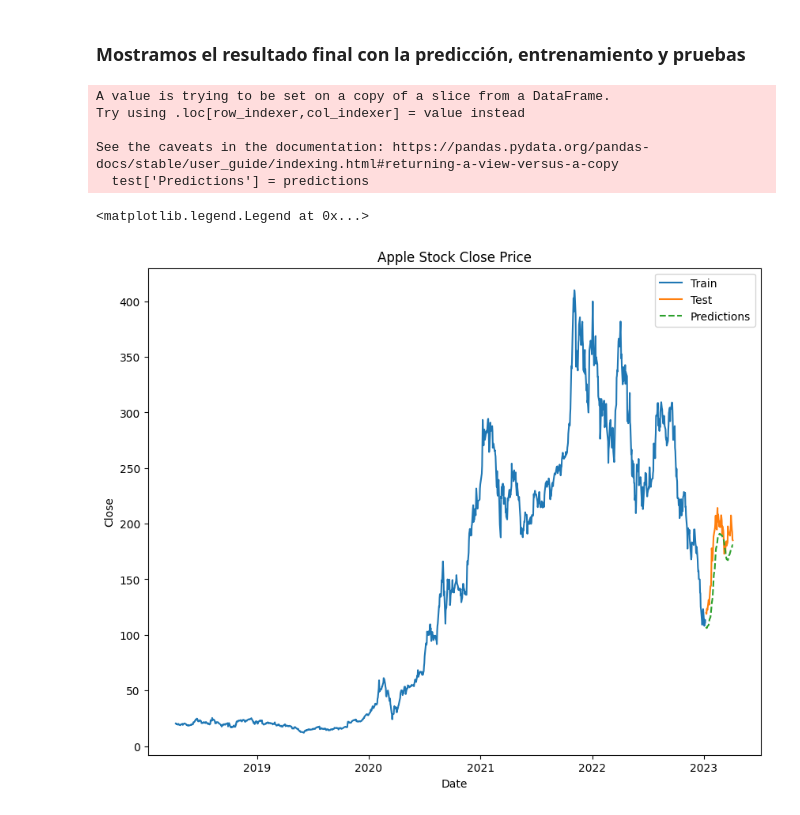
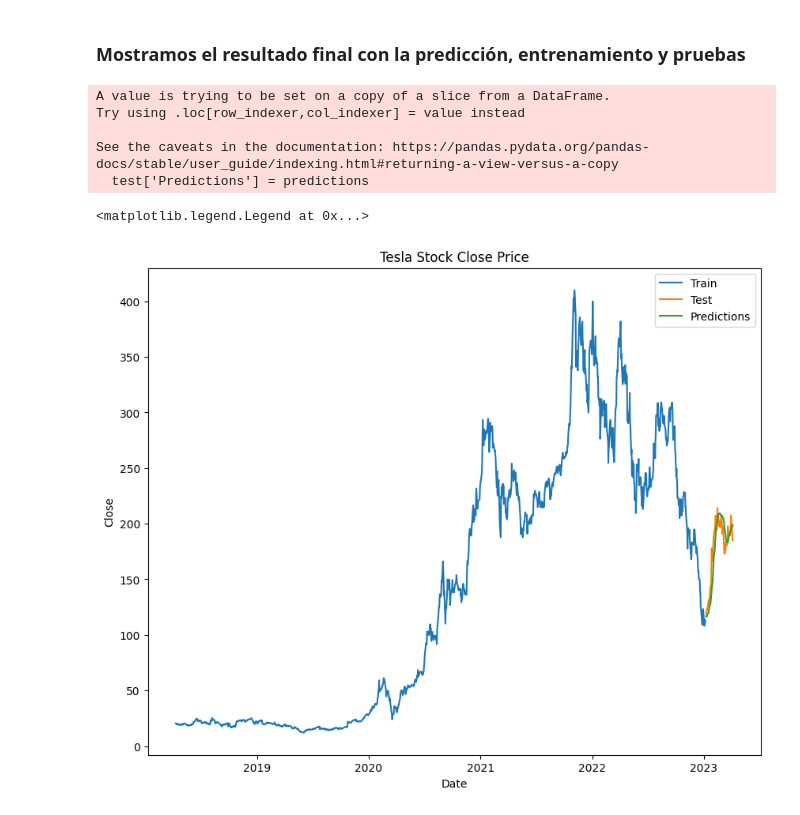
Before and after one commit to byMagg/IA, a Jupyter notebook: stocks-prediction/prediction.ipynb, the cells around one changed output. Saved outputs shown, nothing was run; the diff lists cells and outputs as text; code cells hidden in the pictures.

```diff
--- a/stocks-prediction/prediction.ipynb
+++ b/stocks-prediction/prediction.ipynb
@@ -156,7 +191,6 @@ model.compile(optimizer='adam',
               loss='mean_squared_error')
 history = model.fit(x_train,
                     y_train,
-                    epochs=10,
-                    verbose=1)
+                    epochs=10)
 # %% [output]
 Epoch 1/10
@@ -238,22 +272,21 @@ RMSE 21.789112527273346
 # %%
 train = data[:training]
 test = data[training:]
 test['Predictions'] = predictions
 
 plt.figure(figsize=(10, 8))
 plt.plot(train['Date'], train['Close'])
-plt.plot(test['Date'], test['Close'])
-plt.plot(test['Date'], test['Predictions'], linestyle='dashed')
-plt.title('Apple Stock Close Price')
+plt.plot(test['Date'], test[['Close', 'Predictions']])
+plt.title('Tesla Stock Close Price')
 plt.xlabel('Date')
 plt.ylabel("Close")
 plt.legend(['Train', 'Test', 'Predictions'])
 # plt.axis([2022,2023,120,180])
 # %% [output]
 A value is trying to be set on a copy of a slice from a DataFrame.
 Try using .loc[row_indexer,col_indexer] = value instead
 
 See the caveats in the documentation: https://pandas.pydata.org/pandas-docs/stable/user_guide/indexing.html#returning-a-view-versus-a-copy
   test['Predictions'] = predictions
 <matplotlib.legend.Legend at 0x...>
-[figure, old version]
+[figure, new version]
```
Also changed, not shown: parts of 8 cells of this notebook, 1 other file.
